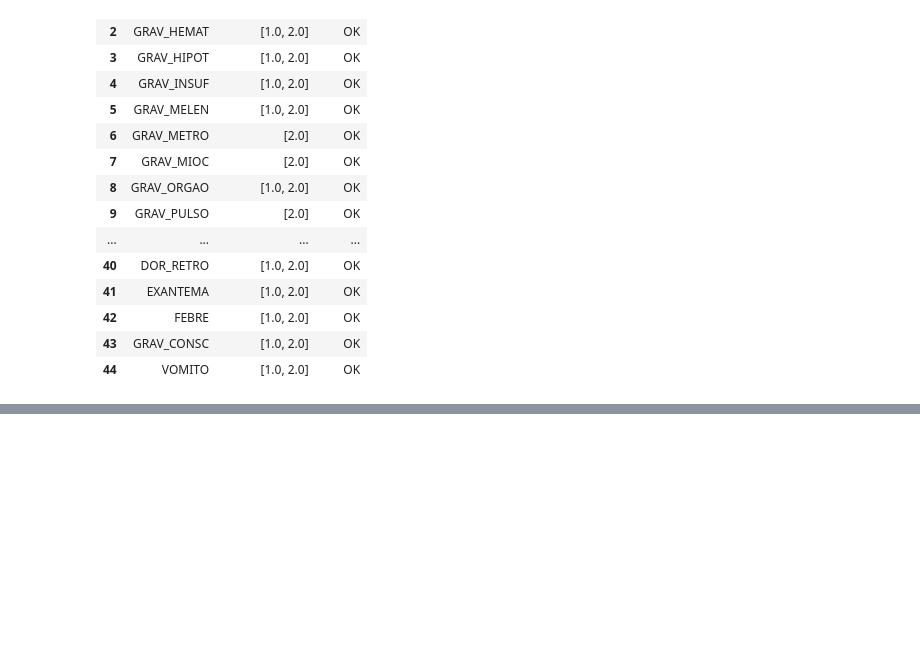
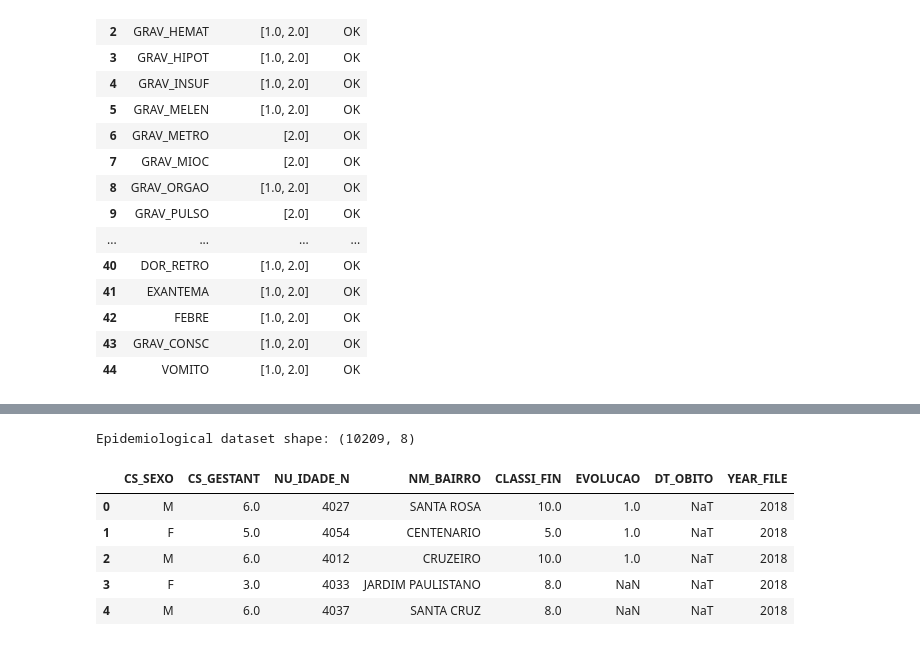
Before and after one commit to Tassio-Sales/predictive-modeling-dengue-campina-grande, a Jupyter notebook: src/load_and_clean.ipynb, the cells around one changed output, grey strips where cells are left out. Saved outputs shown, nothing was run; the diff lists cells and outputs as text; code cells hidden in the pictures; blank space fills up the shorter version.

```diff
--- a/src/load_and_clean.ipynb
+++ b/src/load_and_clean.ipynb
@@ -499,0 +565,25 @@ display(df_pattern)
+# %%
+epidemiological_columns = [
+    "CS_SEXO",
+    "CS_GESTANT",
+    "NU_IDADE_N",
+    "NM_BAIRRO",
+    "CLASSI_FIN",
+    "EVOLUCAO",
+    "DT_OBITO",
+    "YEAR_FILE"
+]
+
+# Create epidemiological dataset
+df_epi = df_all[epidemiological_columns].copy()
+
+print("Epidemiological dataset shape:", df_epi.shape)
+df_epi.head()
+# %% [output]
+Epidemiological dataset shape: (10209, 8)
+|  | CS_SEXO | CS_GESTANT | NU_IDADE_N | NM_BAIRRO | CLASSI_FIN | EVOLUCAO | DT_OBITO | YEAR_FILE |
+| 0 | M | 6.0 | 4027 | SANTA ROSA | 10.0 | 1.0 | NaT | 2018 |
+| 1 | F | 5.0 | 4054 | CENTENARIO | 5.0 | 1.0 | NaT | 2018 |
+| 2 | M | 6.0 | 4012 | CRUZEIRO | 10.0 | 1.0 | NaT | 2018 |
+| 3 | F | 3.0 | 4033 | JARDIM PAULISTANO | 8.0 | NaN | NaT | 2018 |
+| 4 | M | 6.0 | 4037 | SANTA CRUZ | 8.0 | NaN | NaT | 2018 |
```
Also changed, not shown: parts of 13 cells of this notebook.
